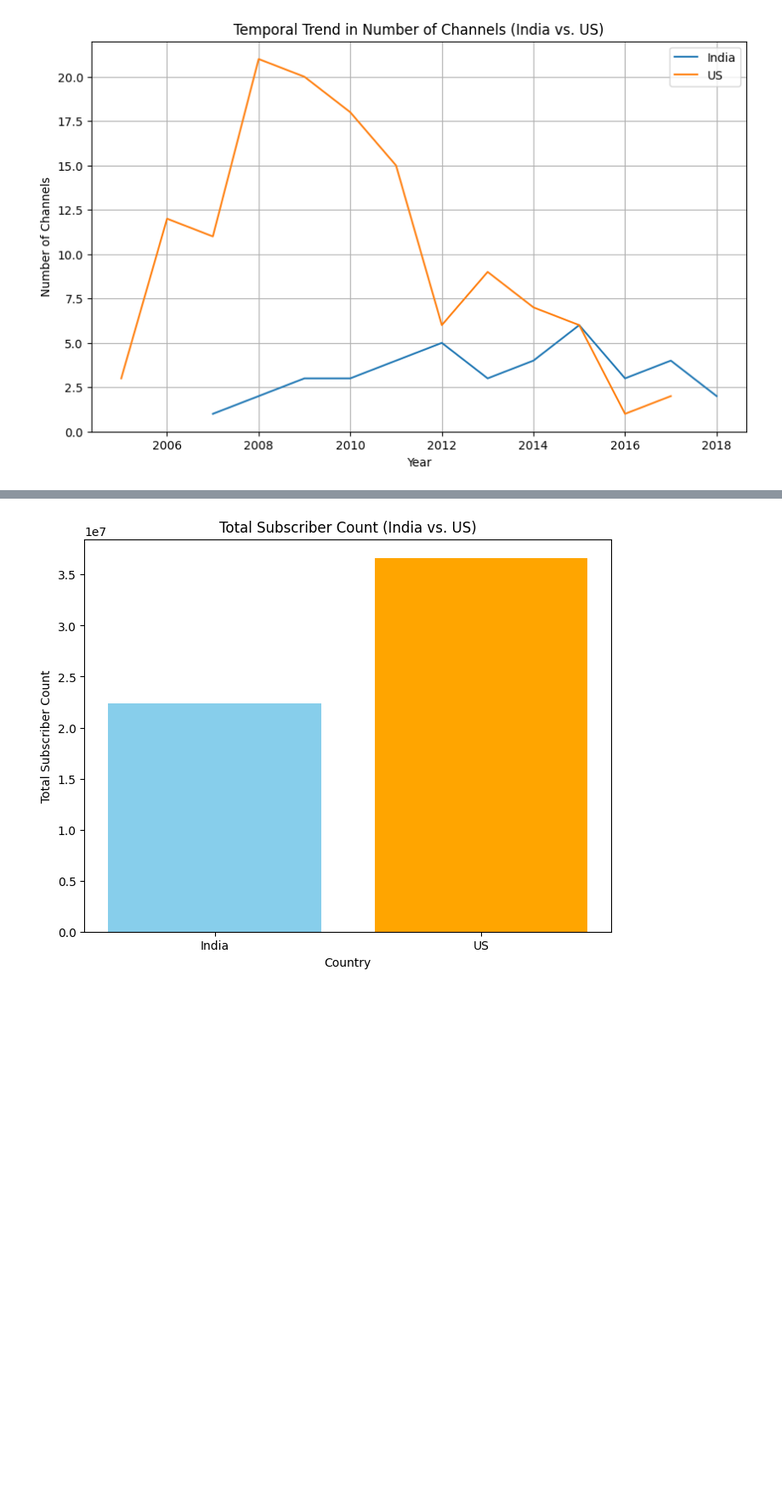
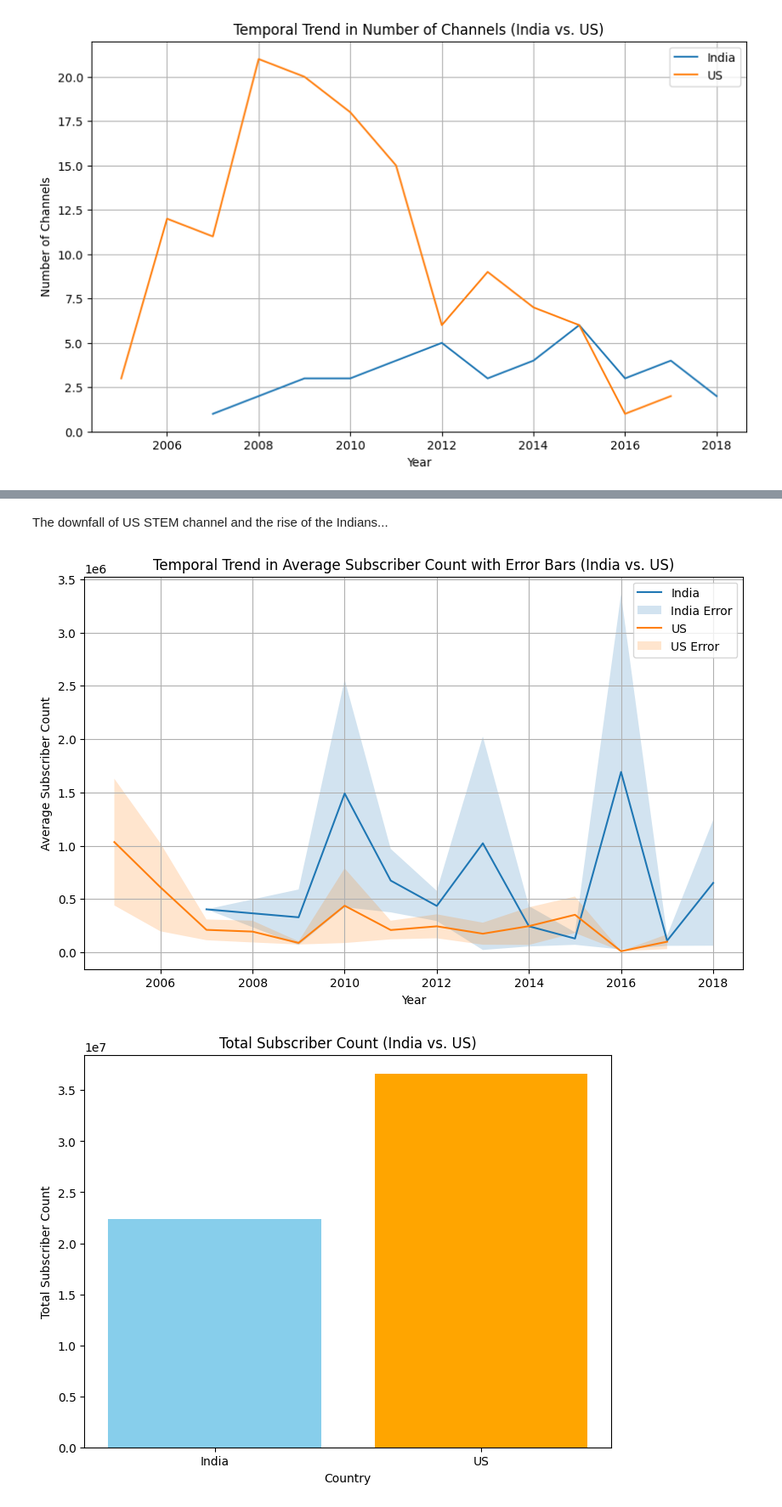
Before and after one commit to epfl-ada/ada-2024-project-adacadabra2048, a Jupyter notebook: result_tmp.ipynb, the cells around one changed output, grey strips where cells are left out. Shown at 85% size. Cells and saved outputs as stored; diff of their text form; code cells hidden in the pictures; blank space fills up the shorter version.

```diff
--- a/result_tmp.ipynb
+++ b/result_tmp.ipynb
@@ -426,3 +394,67 @@ plt.show()
+# %% [markdown]
+The downfall of US STEM channel and the rise of the Indians...
+# %%
+from scipy.stats import sem
+
+# Group by year and calculate mean and SEM for subscriber count
+subscriber_trend_in = (
+    merged_df_in.groupby('join_year')
+    .agg(
+        mean_subscribers=('subscribers_cc', 'mean'),
+        sem_subscribers=('subscribers_cc', lambda x: sem(x) if len(x) > 1 else 0)
+    )
+    .reset_index()
+)
+
+subscriber_trend_us = (
+    merged_df_us.groupby('join_year')
+    .agg(
+        mean_subscribers=('subscribers_cc', 'mean'),
+        sem_subscribers=('subscribers_cc', lambda x: sem(x) if len(x) > 1 else 0)
+    )
+    .reset_index()
+)
+
+# Plotting with error bars
+plt.figure(figsize=(10, 6))
+sns.lineplot(
+    x='join_year',
+    y='mean_subscribers',
+    data=subscriber_trend_in,
+    label='India',
+    errorbar=None
+)
+plt.fill_between(
+    subscriber_trend_in['join_year'],
+    subscriber_trend_in['mean_subscribers'] - subscriber_trend_in['sem_subscribers'],
+    subscriber_trend_in['mean_subscribers'] + subscriber_trend_in['sem_subscribers'],
+    alpha=0.2,
+    label='India Error'
+)
+sns.lineplot(
+    x='join_year',
+    y='mean_subscribers',
+    data=subscriber_trend_us,
+    label='US',
+    errorbar=None
+)
+plt.fill_between(
+    subscriber_trend_us['join_year'],
+    subscriber_trend_us['mean_subscribers'] - subscriber_trend_us['sem_subscribers'],
+    subscriber_trend_us['mean_subscribers'] + subscriber_trend_us['sem_subscribers'],
+    alpha=0.2,
+    label='US Error'
+)
+
+# Labels and title
+plt.xlabel('Year')
+plt.ylabel('Average Subscriber Count')
+plt.title('Temporal Trend in Average Subscriber Count with Error Bars (India vs. US)')
+plt.legend()
+plt.grid(True)
+plt.show()
+# %% [output]
+[figure, added]
 # %%
 # Calculate total subscriber count for IN and US
 total_subscribers_in = merged_df_in['subscribers_cc'].sum()
```
Also changed, not shown: parts of 23 cells of this notebook.
